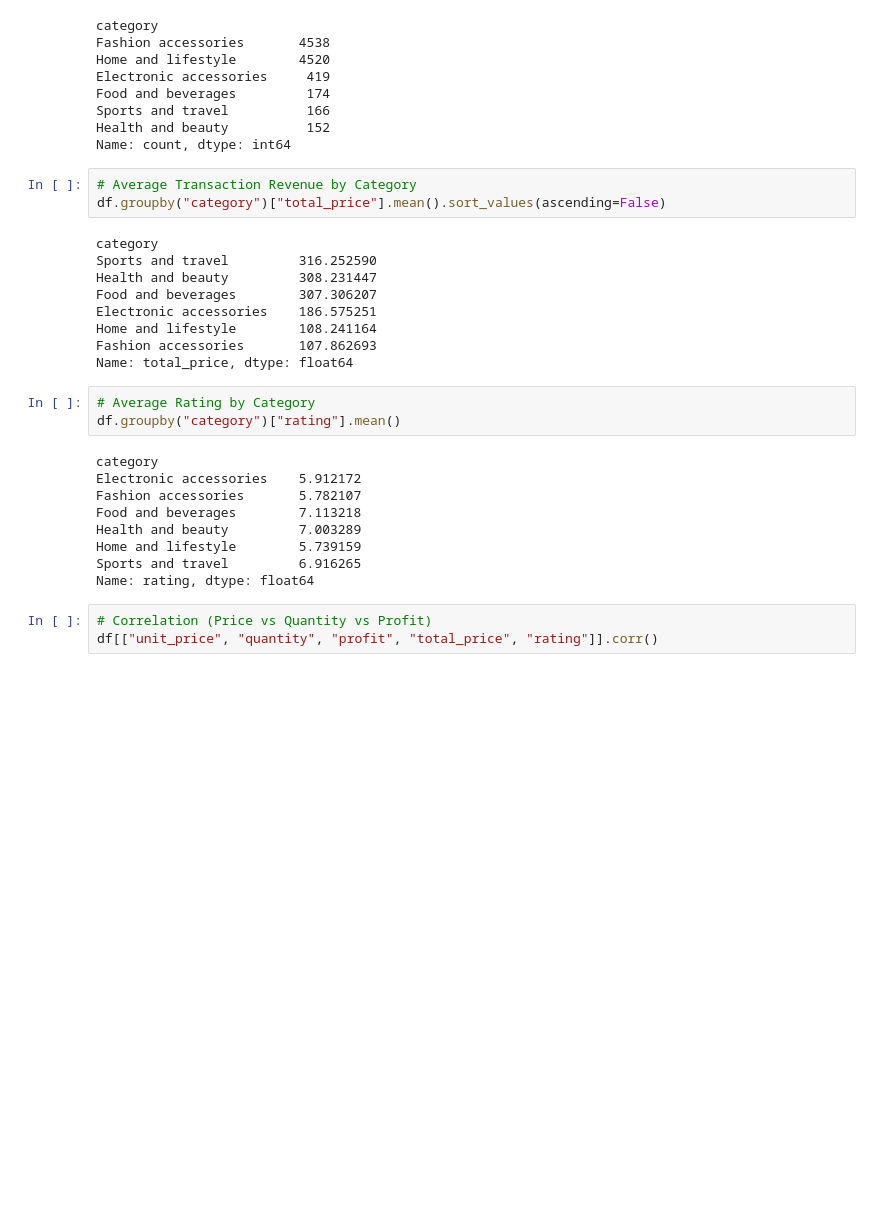
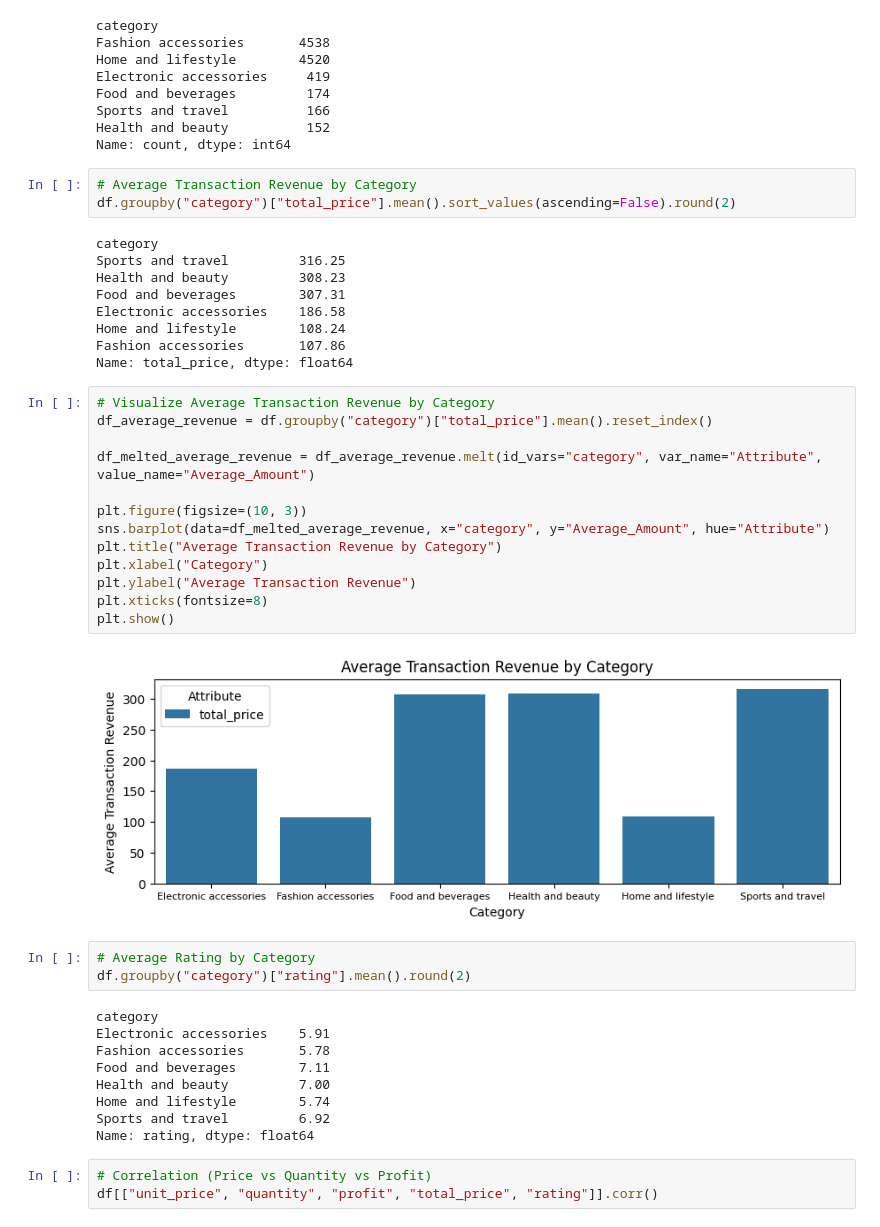
Before and after one commit to BinEmad7/WalmartSales, a Jupyter notebook: WorkingFile.ipynb, the cells around one changed output. Drawn from its saved outputs; the diff is of its cells as text; blank space fills up the shorter version.

```diff
--- a/WorkingFile.ipynb
+++ b/WorkingFile.ipynb
@@ -406,27 +391,42 @@ Health and beauty          152
 Name: count, dtype: int64
 # %%
 # Average Transaction Revenue by Category
-df.groupby("category")["total_price"].mean().sort_values(ascending=False)
+df.groupby("category")["total_price"].mean().sort_values(ascending=False).round(2)
 # %% [output]
 category
-Sports and travel         316.252590
-Health and beauty         308.231447
-Food and beverages        307.306207
-Electronic accessories    186.575251
-Home and lifestyle        108.241164
-Fashion accessories       107.862693
+Sports and travel         316.25
+Health and beauty         308.23
+Food and beverages        307.31
+Electronic accessories    186.58
+Home and lifestyle        108.24
+Fashion accessories       107.86
 Name: total_price, dtype: float64
+# %%
+# Visualize Average Transaction Revenue by Category
+df_average_revenue = df.groupby("category")["total_price"].mean().reset_index()
+
+df_melted_average_revenue = df_average_revenue.melt(id_vars="category", var_name="Attribute", value_name="Average_Amount")
+
+plt.figure(figsize=(10, 3))
+sns.barplot(data=df_melted_average_revenue, x="category", y="Average_Amount", hue="Attribute")
+plt.title("Average Transaction Revenue by Category")
+plt.xlabel("Category")
+plt.ylabel("Average Transaction Revenue")
+plt.xticks(fontsize=8)
+plt.show()
+# %% [output]
+[figure, added]
 # %%
 # Average Rating by Category
-df.groupby("category")["rating"].mean()
+df.groupby("category")["rating"].mean().round(2)
 # %% [output]
 category
-Electronic accessories    5.912172
-Fashion accessories       5.782107
-Food and beverages        7.113218
-Health and beauty         7.003289
-Home and lifestyle        5.739159
-Sports and travel         6.916265
+Electronic accessories    5.91
+Fashion accessories       5.78
+Food and beverages        7.11
+Health and beauty         7.00
+Home and lifestyle        5.74
+Sports and travel         6.92
 Name: rating, dtype: float64
 # %%
 # Correlation (Price vs Quantity vs Profit)
```
Also changed, not shown: parts of 1 cell of this notebook.
